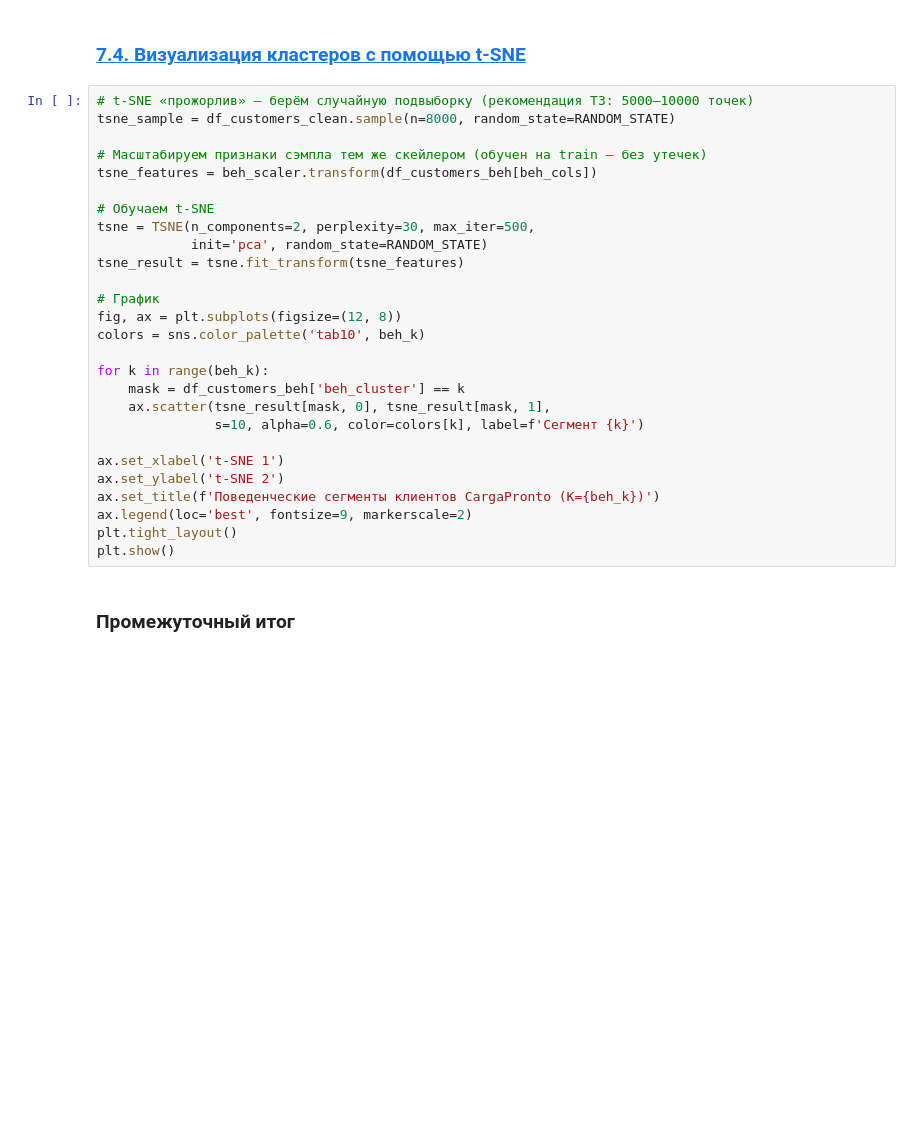
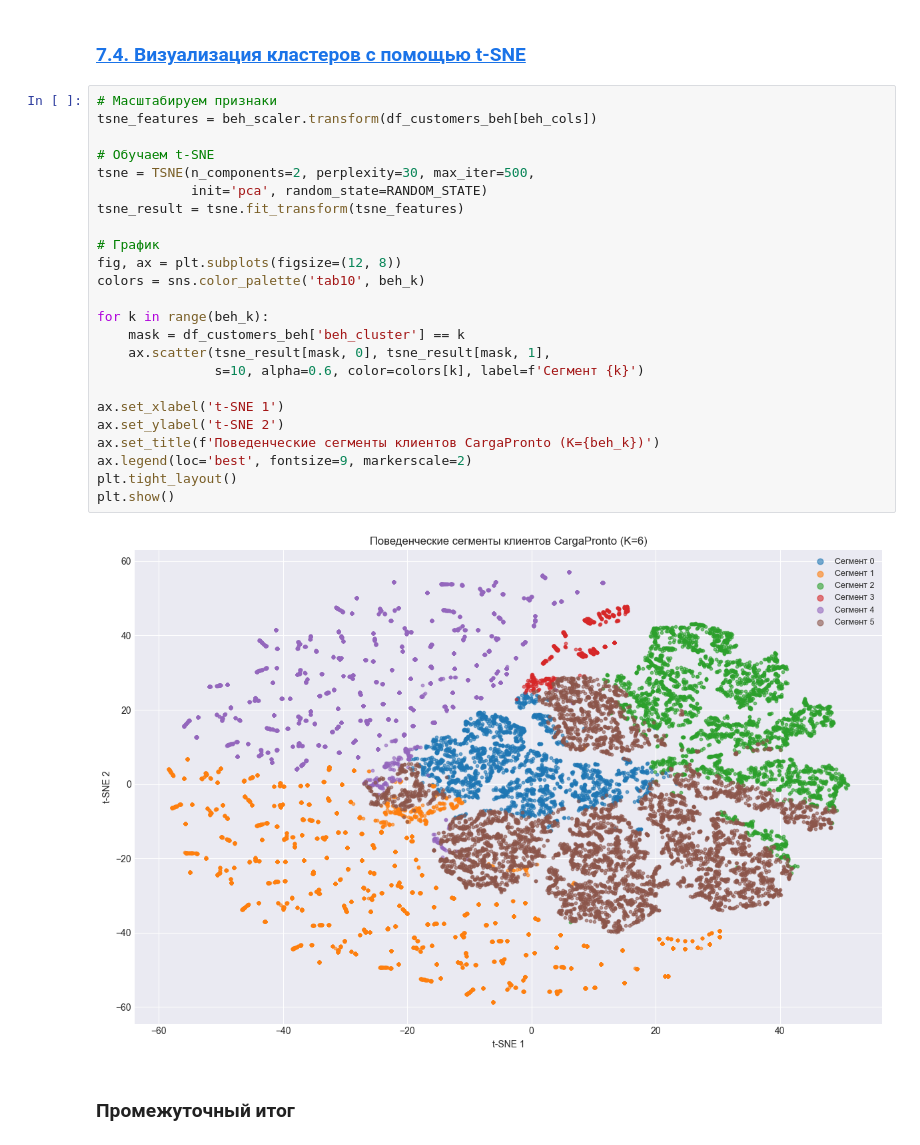
Before and after one commit to MEYakunin/Sprint18_Delivery_Delay_Prediction, a Jupyter notebook: Sprint18_Delivery_Delay_Prediction_Yakunin_Mikl.ipynb, the cells around one changed output. Cells and saved outputs as stored; diff of their text form; blank space fills up the shorter version.

```diff
--- a/Sprint18_Delivery_Delay_Prediction_Yakunin_Mikl.ipynb
+++ b/Sprint18_Delivery_Delay_Prediction_Yakunin_Mikl.ipynb
@@ -1017,32 +1289,31 @@ display(cluster_beh)
 # %% [markdown]
 ### [7.4. Визуализация кластеров с помощью t-SNE](#content)<a id="7_4"></a>
 # %%
-# t-SNE «прожорлив» — берём случайную подвыборку (рекомендация ТЗ: 5000–10000 точек)
-tsne_sample = df_customers_clean.sample(n=8000, random_state=RANDOM_STATE)
-
-# Масштабируем признаки сэмпла тем же скейлером (обучен на train — без утечек)
+# Масштабируем признаки
 tsne_features = beh_scaler.transform(df_customers_beh[beh_cols])
 
 # Обучаем t-SNE
 tsne = TSNE(n_components=2, perplexity=30, max_iter=500,
             init='pca', random_state=RANDOM_STATE)
 tsne_result = tsne.fit_transform(tsne_features)
 
 # График
 fig, ax = plt.subplots(figsize=(12, 8))
 colors = sns.color_palette('tab10', beh_k)
 
 for k in range(beh_k):
     mask = df_customers_beh['beh_cluster'] == k
     ax.scatter(tsne_result[mask, 0], tsne_result[mask, 1],
                s=10, alpha=0.6, color=colors[k], label=f'Сегмент {k}')
 
 ax.set_xlabel('t-SNE 1')
 ax.set_ylabel('t-SNE 2')
 ax.set_title(f'Поведенческие сегменты клиентов CargaPronto (K={beh_k})')
 ax.legend(loc='best', fontsize=9, markerscale=2)
 plt.tight_layout()
 plt.show()
+# %% [output]
+[figure, added]
 # %% [markdown]
 ### Промежуточный итог
 # %% [markdown]
```
Also changed, not shown: parts of 62 cells of this notebook, 4 other files.
